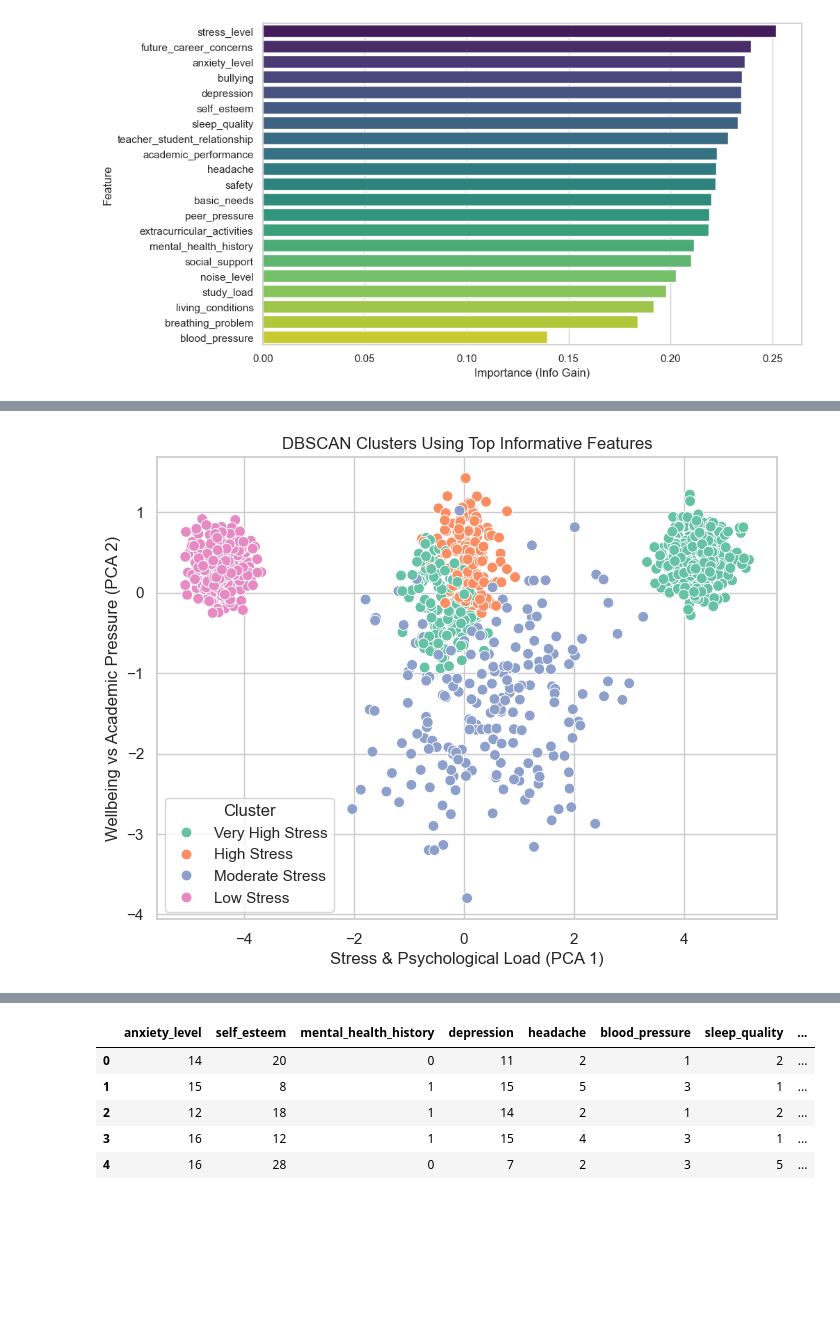
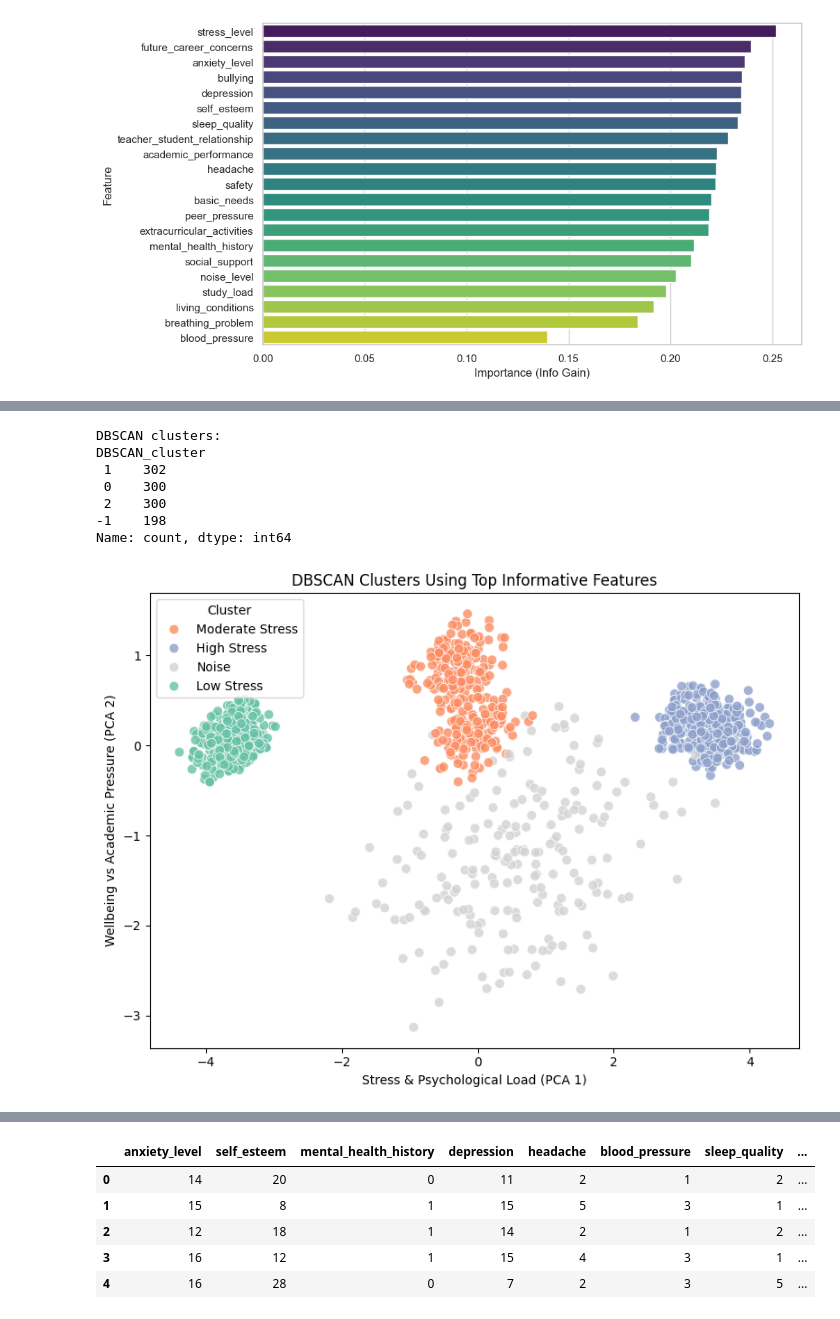
Before and after one commit to stojanovs/student_stress_monitoring, a Jupyter notebook: Student_Stress_Analysis.ipynb, the cells around one changed output, grey strips where cells are left out. Saved outputs shown, nothing was run; the diff lists cells and outputs as text; code cells hidden in the pictures; blank space fills up the shorter version.

Commit message:
changes made to dbscan and kmeans

```diff
--- a/Student_Stress_Analysis.ipynb
+++ b/Student_Stress_Analysis.ipynb
@@ -600,46 +607,77 @@ dtype: float64
 # %%
 top_features = [
     'stress_level', 'future_career_concerns', 'anxiety_level', 'bullying',
-    'depression', 'self_esteem', 'sleep_quality', 'teacher_student_relationship',
-    'academic_performance', 'headache', 'safety', 'basic_needs', 'peer_pressure',
-    'extracurricular_activities', 'mental_health_history', 'social_support'
+    'depression', 'self_esteem', 'sleep_quality',
+    'teacher_student_relationship', 'academic_performance', 'social_support'
 ]
 
-X_top = df_1[top_features]
+X = df_1[top_features]
 
 scaler = StandardScaler()
-X_scaled_top = scaler.fit_transform(X_top)
+X_scaled = scaler.fit_transform(X)
 
-# DBSCAN кластеризација
-dbscan = DBSCAN(eps=2, min_samples=5)
-df_1['DBSCAN_cluster'] = dbscan.fit_predict(X_scaled_top)
+dbscan = DBSCAN(eps=1.4, min_samples=5)
+df_1['DBSCAN_cluster'] = dbscan.fit_predict(X_scaled)
 
-pca_2d = PCA(n_components=2)
-X_pca_2d = pca_2d.fit_transform(X_scaled_top)
 
-cluster_means = df_1.groupby('DBSCAN_cluster')['stress_level'].mean().sort_values()
-cluster_name_map = {}
-names = ["Low Stress", "Moderate Stress", "High Stress"]
-for i, cluster in enumerate(cluster_means.index):
-    if i < len(names):
-        cluster_name_map[cluster] = names[i]
+print("DBSCAN clusters:")
+print(df_1['DBSCAN_cluster'].value_counts())
+
+
+pca = PCA(n_components=2)
+X_pca = pca.fit_transform(X_scaled)
+
+cluster_means = (
+    df_1[df_1['DBSCAN_cluster'] != -1]
+    .groupby('DBSCAN_cluster')['stress_level']
+    .mean()
+    .sort_values()
+)
+
+labels = []
+for i in range(len(cluster_means)):
+    if i == 0:
+        labels.append("Low Stress")
+    elif i == 1:
+        labels.append("Moderate Stress")
+    elif i == 2:
+        labels.append("High Stress")
     else:
-        cluster_name_map[cluster] = "Very High Stress"
+        labels.append("Very High Stress")
 
-df_1['DBSCAN_cluster_label'] = df_1['DBSCAN_cluster'].map(cluster_name_map)
+label_map = dict(zip(cluster_means.index, labels))
 
-plt.figure(figsize=(8,6))
+df_1['DBSCAN_cluster_label'] = df_1['DBSCAN_cluster'].map(label_map)
+df_1.loc[df_1['DBSCAN_cluster'] == -1, 'DBSCAN_cluster_label'] = 'Noise'
+
+plt.figure(figsize=(8, 6))
 sns.scatterplot(
-    x=X_pca_2d[:,0],
-    y=X_pca_2d[:,1],
+    x=X_pca[:, 0],
+    y=X_pca[:, 1],
     hue=df_1['DBSCAN_cluster_label'],
-    palette='Set2',
-    s=60
+    palette={
+        "Low Stress": "#66c2a5",
+        "Moderate Stress": "#fc8d62",
+        "High Stress": "#8da0cb",
+        "Very High Stress": "#e78ac3",
+        "Noise": "lightgray"
+    },
+    s=60,
+    alpha=0.8
 )
+
 plt.title("DBSCAN Clusters Using Top Informative Features")
 plt.xlabel("Stress & Psychological Load (PCA 1)")
 plt.ylabel("Wellbeing vs Academic Pressure (PCA 2)")
 plt.legend(title="Cluster")
+plt.tight_layout()
 plt.show()
 # %% [output]
+DBSCAN clusters:
+DBSCAN_cluster
+ 1    302
+ 0    300
+ 2    300
+-1    198
+Name: count, dtype: int64
-[figure, old version]
+[figure, new version]
```
Also changed, not shown: parts of 13 cells of this notebook.
